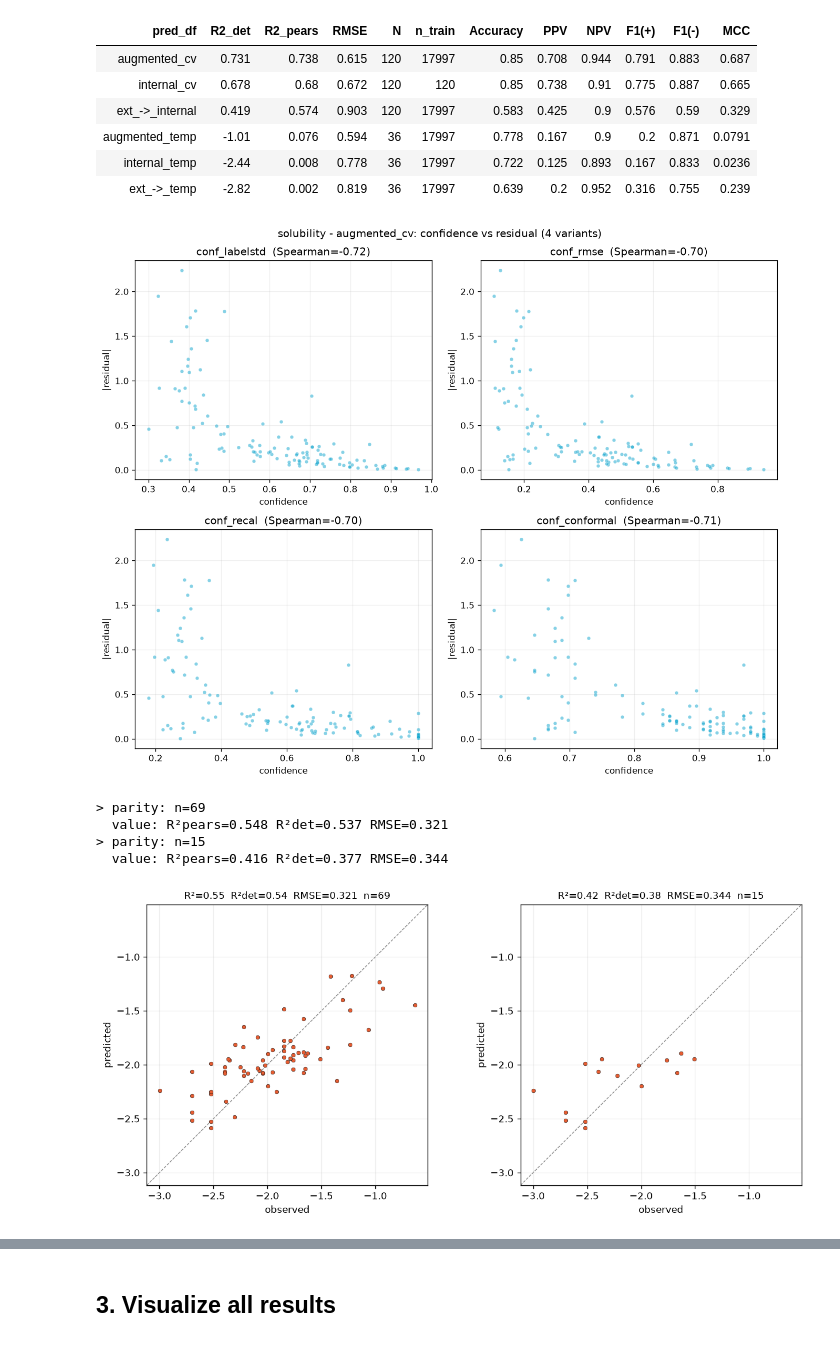
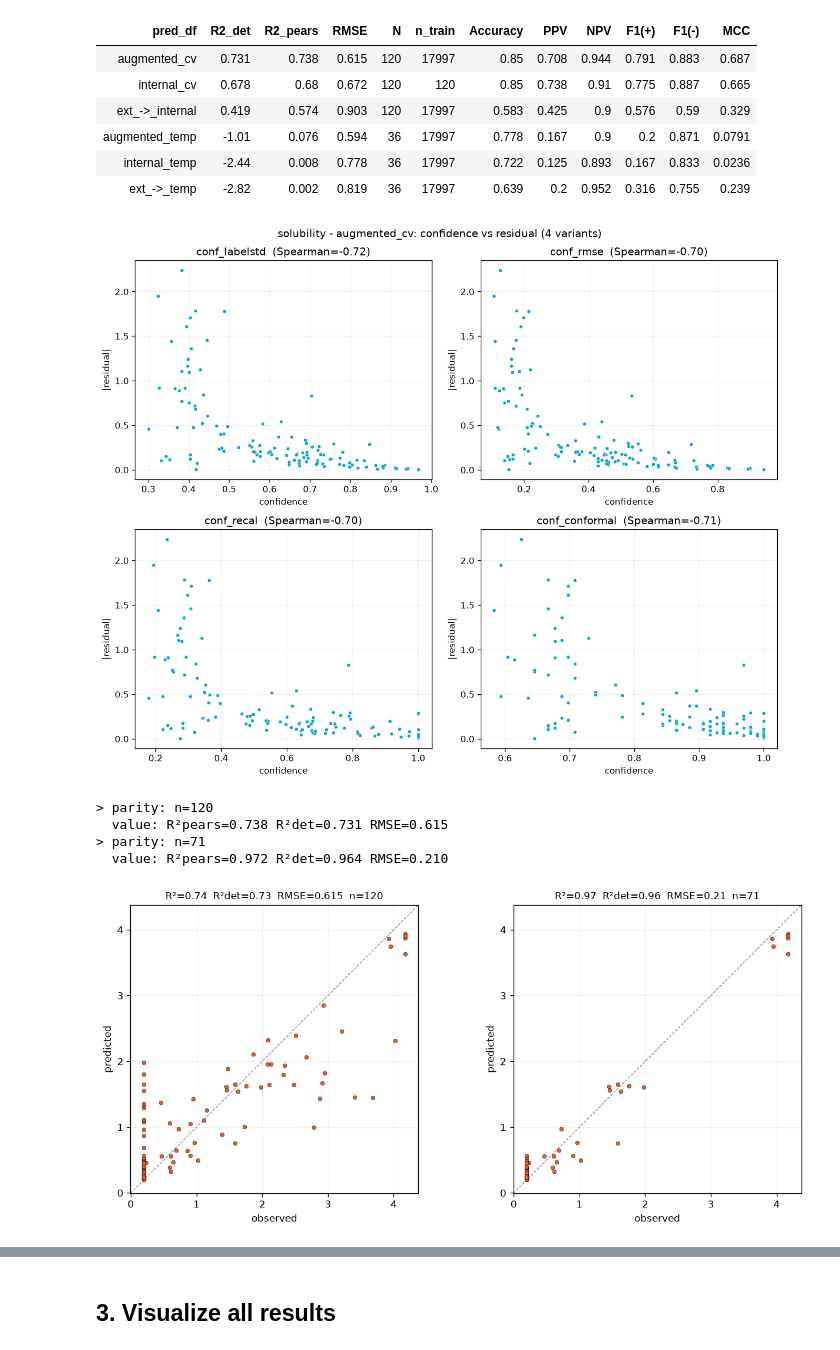
Before and after one commit to gtamo39/ADME_ML, a Jupyter notebook: vignettes/Multitask_adme_preds.ipynb, the cells around one changed output, grey strips where cells are left out. Cells and saved outputs as stored; diff of their text form; code cells hidden in the pictures.

```diff
--- a/vignettes/Multitask_adme_preds.ipynb
+++ b/vignettes/Multitask_adme_preds.ipynb
@@ -238,7 +239,7 @@ data.build_MF_features(params, type='H237', date='20260824') # H237 fingerprints
 # %%
 endpoints = ['solubility','logd','hlm','mlm','rlm','caco2','mdck','ppb']
 for k in endpoints:
-    exec('data.build_ML_data_'+k+'()')
+    data.build_ML_data_RF(params, k=k)
     assert stats_tools.check_ML_data(data.ML_data[k], extra_meta_cols=('source', 'origin'),verbose=False)
     data.get_internal_public_sets(k, min_n=1000)
     data.select_best_combo_and_update(params, k)   # combo = BEST_PUBLIC[k] origins present in data.origins
@@ -302,19 +302,19 @@ solubility — regression + classification @ cutoff 10 (sign >=) · best/worst p
 | ext_->_temp | -2.82 | 0.002 | 0.819 | 36 | 17997 | 0.639 | 0.2 | 0.952 | 0.316 | 0.755 | 0.239 |
 # %%
 ## compare the 4 confidence variants: each conf_* vs |residual| (good = high confidence -> low error)
-to_plot   = 'augmented_cv' # 'internal_cv' # 'augmented_temp' #
+to_plot   = 'augmented_cv' # 'internal_cv' # 'ext_->_internal' #       'augmented_temp' #
 pdf       = output.metrics_results[k][to_plot+'_preddf']
 conf_cols = ['conf_labelstd', 'conf_rmse', 'conf_recal', 'conf_conformal']
 fig, axes = plt.subplots(2, 2, figsize=(11, 9), dpi=120)
 for ax, cc in zip(axes.ravel(), conf_cols):
     rho = pdf[cc].corr(pdf['residuals'], method='spearman')   # negative -> higher confidence tracks lower error
-    sns.scatterplot(x=cc, y='residuals', data=pdf, color=SERAC_C['azure'], s=16, alpha=0.5, ax=ax)
+    sns.scatterplot(x=cc, y='residuals', data=pdf, color=SERAC_C['azure'], s=16, alpha=1.0, ax=ax)
     ax.set_title(f'{cc}  (Spearman={rho:.2f})'); ax.set_xlabel('confidence'); ax.set_ylabel('|residual|')
     ax.grid(alpha=0.2); ax.set_axisbelow(True)   # grey grid behind points, like plot_parity_from_pred_df
 fig.suptitle(f'{k} - {to_plot}: confidence vs residual (4 variants)')
 plt.tight_layout(); plt.show()
 # %% [output]
-[figure, old version]
+[figure, new version]
 # %%
 sel_conf   = 'conf_recal' # 'conf_rmse' #
 sel_ctf    = 0.5
@@ -327,8 +327,8 @@ res_all = ML_Reg.plot_parity_from_pred_df(output.metrics_results[k][to_plot+'_pr
 _       = ML_Reg.plot_parity_from_pred_df(sel_preddf, color=SERAC_C['ember'], ax=ax2, lims=res_all['lims'])
 plt.tight_layout(); plt.show()
 # %% [output]
-> parity: n=69
-  value: R²pears=0.548 R²det=0.537 RMSE=0.321
-> parity: n=15
-  value: R²pears=0.416 R²det=0.377 RMSE=0.344
+> parity: n=120
+  value: R²pears=0.738 R²det=0.731 RMSE=0.615
+> parity: n=71
+  value: R²pears=0.972 R²det=0.964 RMSE=0.210
-[figure, old version]
+[figure, new version]
```
Also changed, not shown: parts of 17 cells of this notebook, 10 other files.
